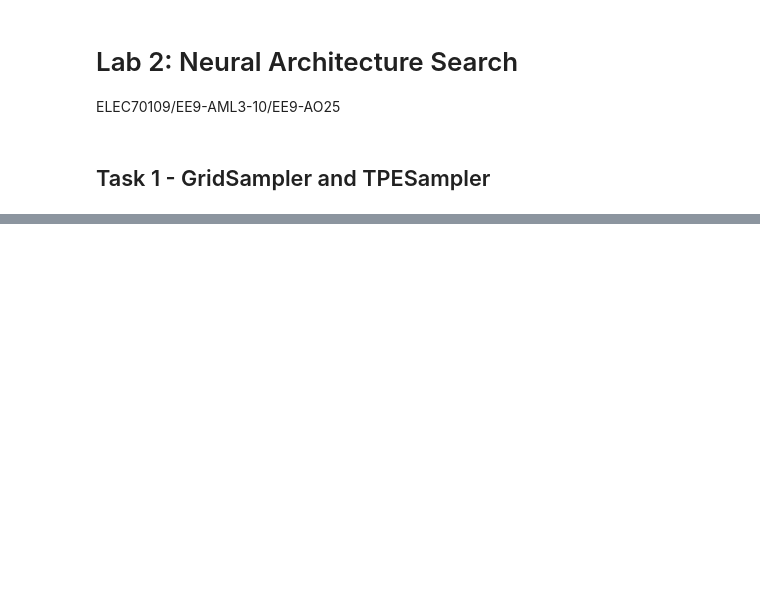
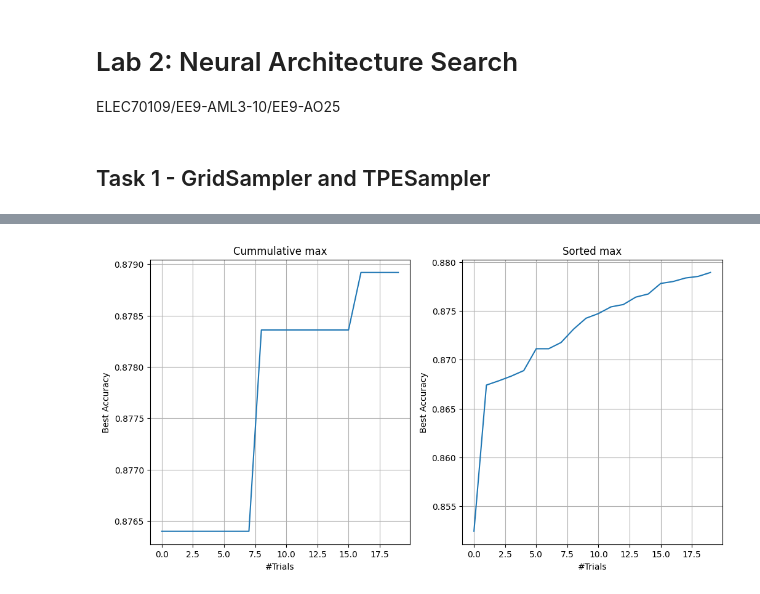
Before and after one commit to denisfouchard/mase, a Jupyter notebook: labs/lab_2/lab_2_.ipynb, the cells around one changed output, grey strips where cells are left out. Drawn from its saved outputs; the diff is of its cells as text; code cells hidden in the pictures; blank space fills up the shorter version.

Commit message:
feat: add launch script and update model training for Optuna-based compression

```diff
--- a/labs/lab_2/lab_2_.ipynb
+++ b/labs/lab_2/lab_2_.ipynb
@@ -25,0 +43,22 @@ plt.show()
+# %%
+fig, ax = plt.subplots(1, 2, figsize=(12, 6))
+study_compression = pd.read_csv("results_compression.csv")
+trials = study_compression.number
+values = study_compression.value
+max_values = values.cummax()
+max_values_sorted = values.sort_values().cummax()
+
+ax[0].plot(trials, max_values)
+ax[0].set_xlabel("#Trials")
+ax[0].set_ylabel("Best Accuracy")
+ax[0].grid()
+ax[0].set_title("Cummulative max")
+
+ax[1].plot(trials, max_values_sorted)
+ax[1].set_xlabel("#Trials")
+ax[1].set_ylabel("Best Accuracy")
+ax[1].set_title("Sorted max")
+ax[1].grid()
+plt.show()
+# %% [output]
+[figure, added]
```
Also changed, not shown: parts of 1 cell of this notebook, 13 other files.
